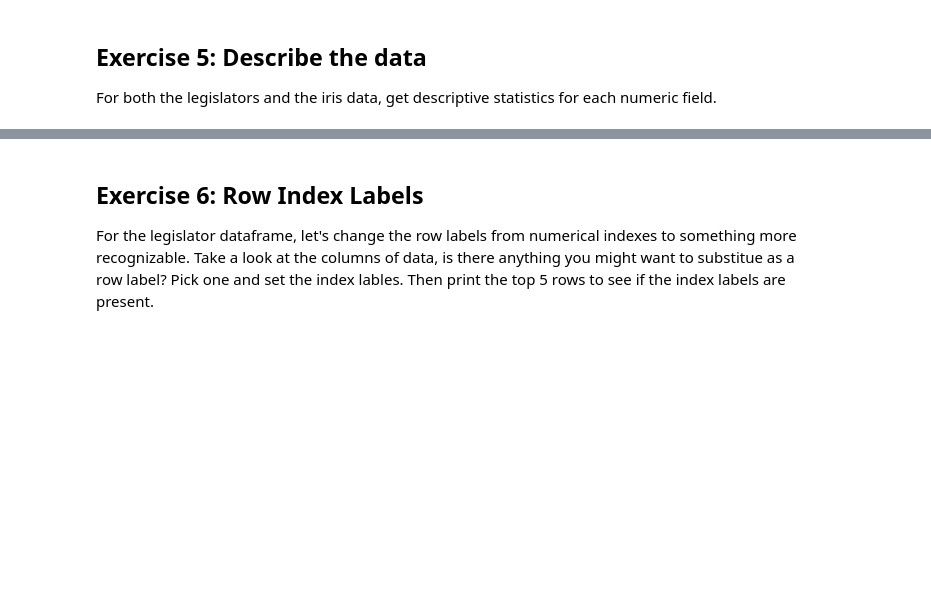
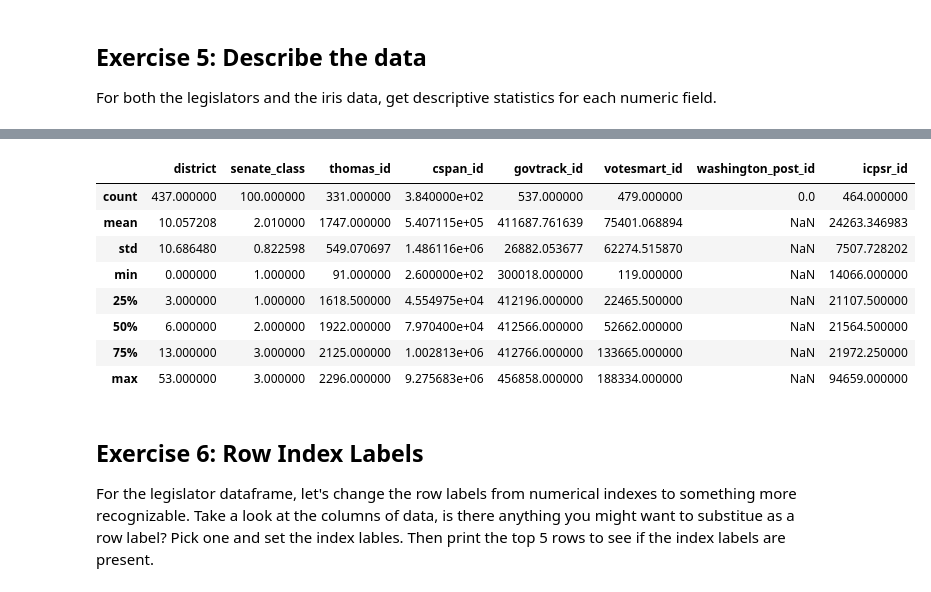
Before and after one commit to kara-ry/Data-Analytics-With-Python, a Jupyter notebook: class_exercises/D04-Pandas_Part1.ipynb, the cells around one changed output, grey strips where cells are left out. Cells and saved outputs as stored; diff of their text form; code cells hidden in the pictures; blank space fills up the shorter version.

```diff
--- a/class_exercises/D04-Pandas_Part1.ipynb
+++ b/class_exercises/D04-Pandas_Part1.ipynb
@@ -157,3 +230,15 @@ For both the legislators and the iris data, get descriptive statistics for each
+# %%
+legislators.describe()
+# %% [output]
+|  | district | senate_class | thomas_id | cspan_id | govtrack_id | votesmart_id | washington_post_id | icpsr_id |
+| count | 437.000000 | 100.000000 | 331.000000 | 3.840000e+02 | 537.000000 | 479.000000 | 0.0 | 464.000000 |
+| mean | 10.057208 | 2.010000 | 1747.000000 | 5.407115e+05 | 411687.761639 | 75401.068894 | NaN | 24263.346983 |
+| std | 10.686480 | 0.822598 | 549.070697 | 1.486116e+06 | 26882.053677 | 62274.515870 | NaN | 7507.728202 |
+| min | 0.000000 | 1.000000 | 91.000000 | 2.600000e+02 | 300018.000000 | 119.000000 | NaN | 14066.000000 |
+| 25% | 3.000000 | 1.000000 | 1618.500000 | 4.554975e+04 | 412196.000000 | 22465.500000 | NaN | 21107.500000 |
+| 50% | 6.000000 | 2.000000 | 1922.000000 | 7.970400e+04 | 412566.000000 | 52662.000000 | NaN | 21564.500000 |
+| 75% | 13.000000 | 3.000000 | 2125.000000 | 1.002813e+06 | 412766.000000 | 133665.000000 | NaN | 21972.250000 |
+| max | 53.000000 | 3.000000 | 2296.000000 | 9.275683e+06 | 456858.000000 | 188334.000000 | NaN | 94659.000000 |
 # %% [markdown]
 ## Exercise 6: Row Index Labels
 For the legislator dataframe, let's change the row labels from numerical indexes to something more recognizable.  Take a look at the columns of data, is there anything you might want to substitue as a row label?  Pick one and set the index lables. Then print the top 5 rows to see if the index labels are present.
```
Also changed, not shown: parts of 46 cells of this notebook, 5 other files.
